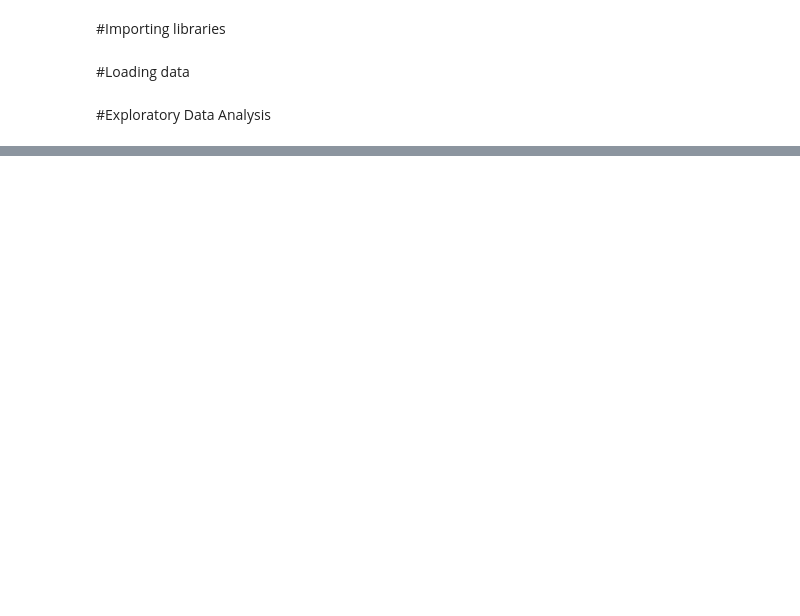
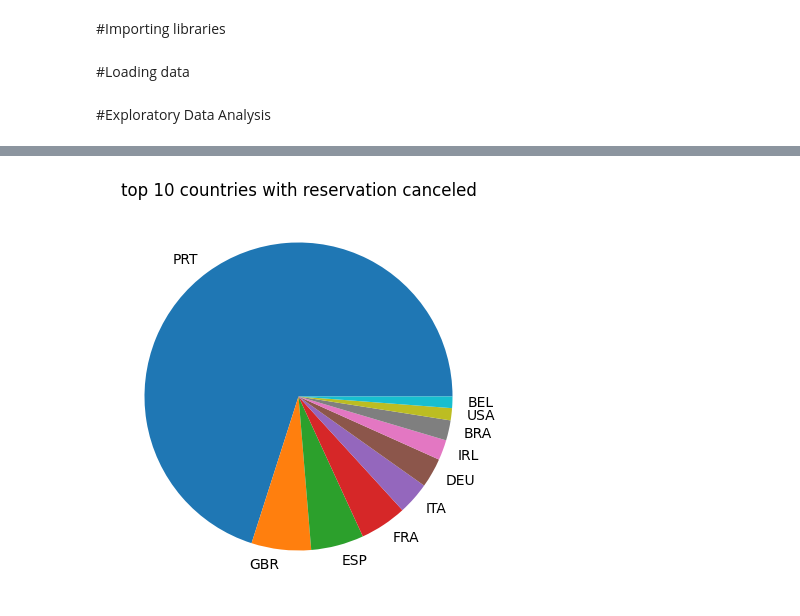
Before and after one commit to MalleswaraReddyPalle/DAProjects, a Jupyter notebook: Python-Hotel_Booking_Analysis/Hotel_Booking_DataAnalysis.ipynb, the cells around one changed output, grey strips where cells are left out. Drawn from its saved outputs; the diff is of its cells as text; code cells hidden in the pictures; blank space fills up the shorter version.

```diff
--- a/Python-Hotel_Booking_Analysis/Hotel_Booking_DataAnalysis.ipynb
+++ b/Python-Hotel_Booking_Analysis/Hotel_Booking_DataAnalysis.ipynb
@@ -64,0 +97,9 @@ plt.show()
+# %%
+canceled_data=df[df['is_canceled'] == 1]
+top_10_countries=canceled_data['country'].value_counts()[:10]
+plt.figure(figsize=(5,5))
+plt.title('top 10 countries with reservation canceled')
+plt.pie(top_10_countries,labels=top_10_countries.index)
+plt.show()
+# %% [output]
+[figure, added]
```
Also changed, not shown: parts of 6 cells of this notebook.
